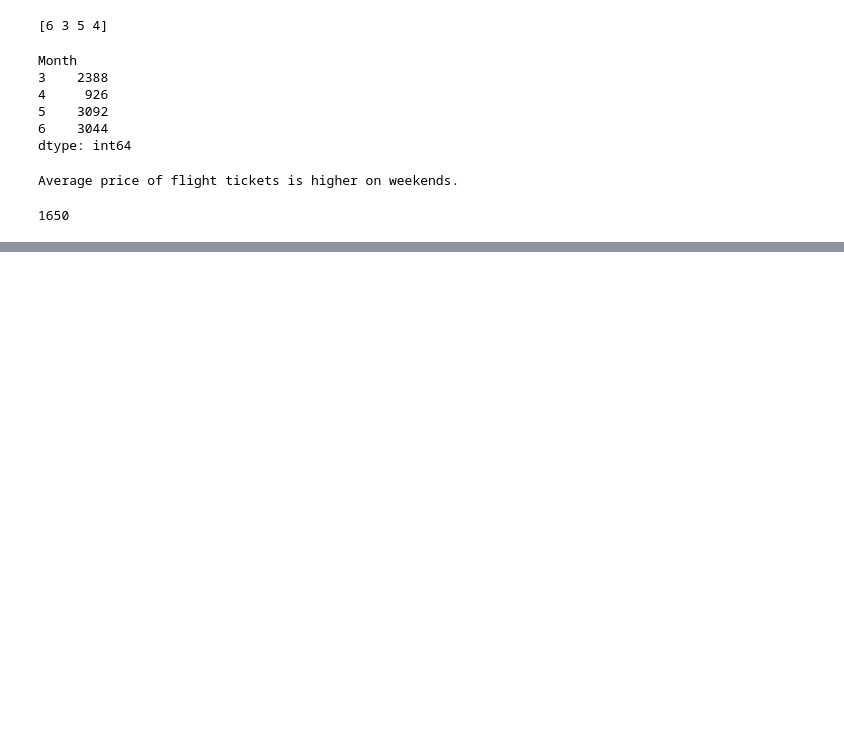
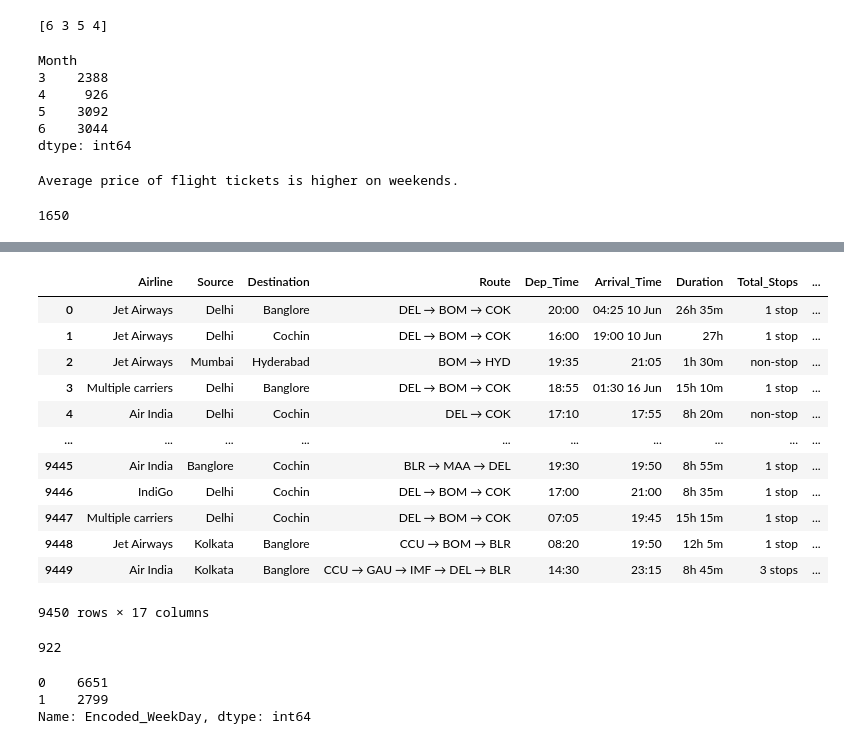
Before and after one commit to Shankjbs571/Machine-Learning-Techniques, a Jupyter notebook: MLP_W1_PA1.ipynb, the cells around one changed output, grey strips where cells are left out. Drawn from its saved outputs; the diff is of its cells as text; code cells hidden in the pictures; blank space fills up the shorter version.

Commit message:
Completed all seven Challenges for Flights Dataset

```diff
--- a/MLP_W1_PA1.ipynb
+++ b/MLP_W1_PA1.ipynb
@@ -76,0 +76,17 @@ df[df['Additional_Info']=='No Info']
+# %%
+#@title (5) Convert the values of 'Duration' into seconds. Enter the average duration (in seconds) of a flight. Enter your answer correct to two decimal places.
+
+def convert_to_seconds(duration):
+    if 'h' in duration and 'm' in duration:
+        hours, minutes = duration.split('h ')
+        return int(hours) * 3600 + int(minutes.replace('m', '')) * 60
+    elif 'h' in duration:
+        return int(duration.split('h')[0]) * 3600
+    elif 'm' in duration:
+        return int(duration.replace('m', '')) * 60
+    else:
+        return 0  # Handle cases with no 'h' or 'm'
+
+df['Duration_seconds'] = df['Duration'].apply(convert_to_seconds)
+df.head()
+df['Duration_seconds'].mean()
@@ -76,0 +104,55 @@ df[df['Additional_Info']=='No Info']
+# %%
+
+df['Dep_hour'] = df['Dep_Time'].str.split(' ').str[0].str.split(':').str[0].astype(int)
+df['Arr_hour'] = df['Arrival_Time'].str.split(' ').str[0].str.split(':').str[0].astype(int)
+
+# Function to convert hour to time of day category
+def categorize_time(hour):
+    if 5 <= hour < 12:
+        return 'Morning'
+    elif 12 <= hour < 17:
+        return 'Afternoon'
+    elif 17 <= hour < 20:
+        return 'Evening'
+    elif 20 <= hour or hour < 5:
+        return 'Night'
+
+# Apply the function to the 'Hour' column to create a new column 'TimeOfDay'
+df['TimeOfDep'] = df['Dep_hour'].apply(categorize_time)
+df['TimeOfArr'] = df['Arr_hour'].apply(categorize_time)
+df.drop(['Dep_hour','Arr_hour'],axis='columns')
+# %% [output]
+|  | Airline | Source | Destination | Route | Dep_Time | Arrival_Time | Duration | Total_Stops | ... |
+| 0 | Jet Airways | Delhi | Banglore | DEL → BOM → COK | 20:00 | 04:25 10 Jun | 26h 35m | 1 stop | ... |
+| 1 | Jet Airways | Delhi | Cochin | DEL → BOM → COK | 16:00 | 19:00 10 Jun | 27h | 1 stop | ... |
+| 2 | Jet Airways | Mumbai | Hyderabad | BOM → HYD | 19:35 | 21:05 | 1h 30m | non-stop | ... |
+| 3 | Multiple carriers | Delhi | Banglore | DEL → BOM → COK | 18:55 | 01:30 16 Jun | 15h 10m | 1 stop | ... |
+| 4 | Air India | Delhi | Cochin | DEL → COK | 17:10 | 17:55 | 8h 20m | non-stop | ... |
+| ... | ... | ... | ... | ... | ... | ... | ... | ... | ... |
+| 9445 | Air India | Banglore | Cochin | BLR → MAA → DEL | 19:30 | 19:50 | 8h 55m | 1 stop | ... |
+| 9446 | IndiGo | Delhi | Cochin | DEL → BOM → COK | 17:00 | 21:00 | 8h 35m | 1 stop | ... |
+| 9447 | Multiple carriers | Delhi | Cochin | DEL → BOM → COK | 07:05 | 19:45 | 15h 15m | 1 stop | ... |
+| 9448 | Jet Airways | Kolkata | Banglore | CCU → BOM → BLR | 08:20 | 19:50 | 12h 5m | 1 stop | ... |
+| 9449 | Air India | Kolkata | Banglore | CCU → GAU → IMF → DEL → BLR | 14:30 | 23:15 | 8h 45m | 3 stops | ... |
+9450 rows × 17 columns
+# %%
+#@title (6) How many flights started in the Morning and arrived the destination at Evening?
+flight_morning_to_evening = df[(df['TimeOfDep']=='Morning') & (df['TimeOfArr']=='Evening')]
+flight_morning_to_evening.shape[0]
+# %% [output]
+922
+# %%
+#@title (7) Encode the values of column 'WeekDay' as follows: Weekends (Sunday, Saturday) = 1 , all remaining five days = 0 What is the most frequent (mode) WeekDay
+def encode(day):
+  if day in ['Sunday', 'Saturday']:
+    return 1
+  else:
+    return 0
+
+df['Encoded_WeekDay'] = df['WeekDay'].apply(encode)
+
+count_1 = df['Encoded_WeekDay'].value_counts()
+# %% [output]
+0    6651
+1    2799
+Name: Encoded_WeekDay, dtype: int64
```
Also changed, not shown: parts of 5 cells of this notebook.
